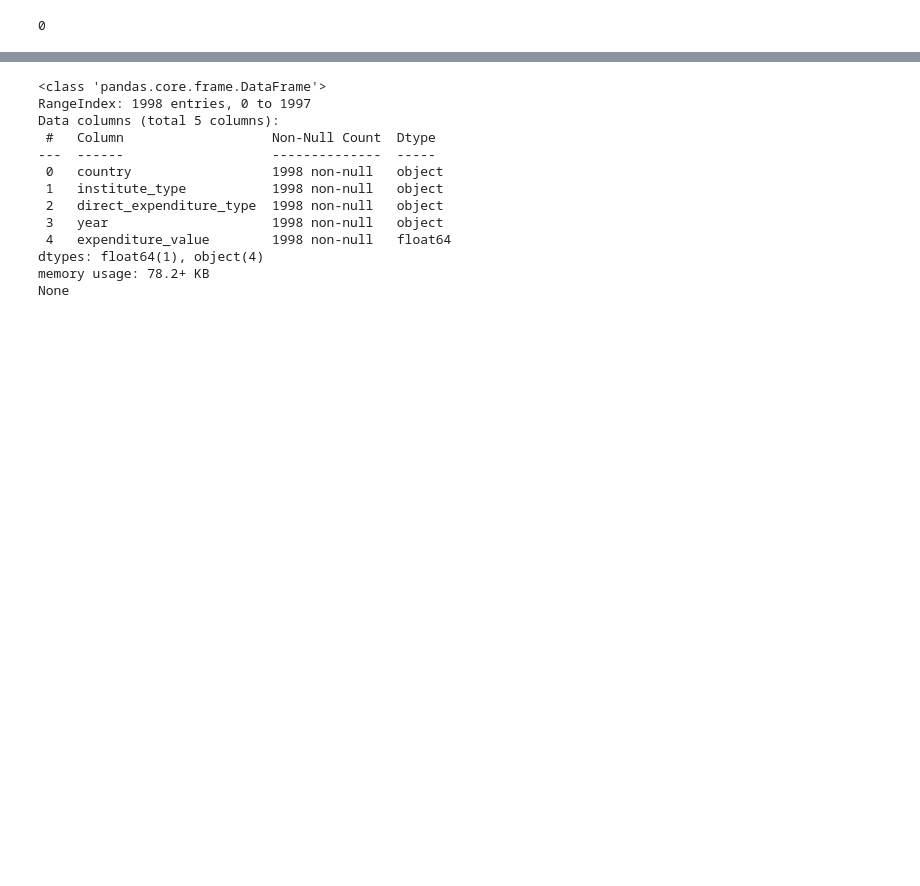
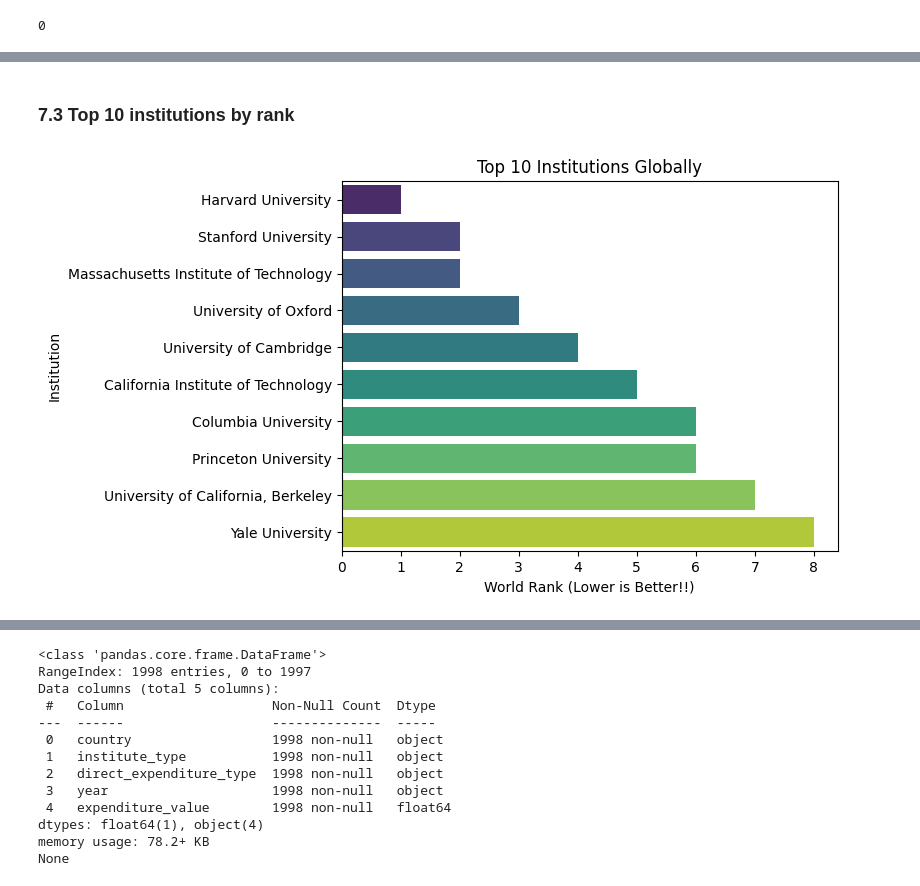
Before and after one commit to dineshthakur1205/University-Ranking, a Jupyter notebook: DOPP_Ex2.ipynb, the cells around one changed output, grey strips where cells are left out. Saved outputs shown, nothing was run; the diff lists cells and outputs as text; code cells hidden in the pictures; blank space fills up the shorter version.

```diff
--- a/DOPP_Ex2.ipynb
+++ b/DOPP_Ex2.ipynb
@@ -264,0 +240,18 @@ year_column = education_expenditure.columns[education_expenditure.columns.str.ma
+# %% [markdown]
+### 7.3 Top 10 institutions by rank
+# %%
+# Top 10 institutions by rank
+top_institutions = (
+    cwur_world_merged.sort_values('world_rank')
+    .drop_duplicates(subset='institution')
+    .nsmallest(10, 'world_rank')
+)
+
+# Plot the data
+sns.barplot(data=top_institutions, x='world_rank', y='institution', hue='institution', palette='viridis', legend=False)
+plt.title('Top 10 Institutions Globally')
+plt.xlabel('World Rank (Lower is Better!!)')
+plt.ylabel('Institution')
+plt.show()
+# %% [output]
+[figure, added]
```
Also changed, not shown: parts of 95 cells of this notebook.
